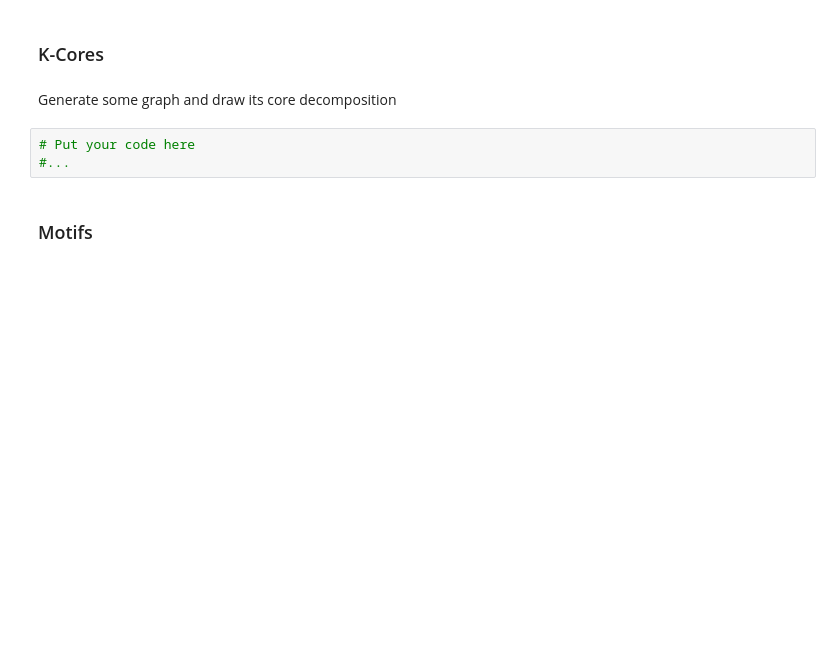
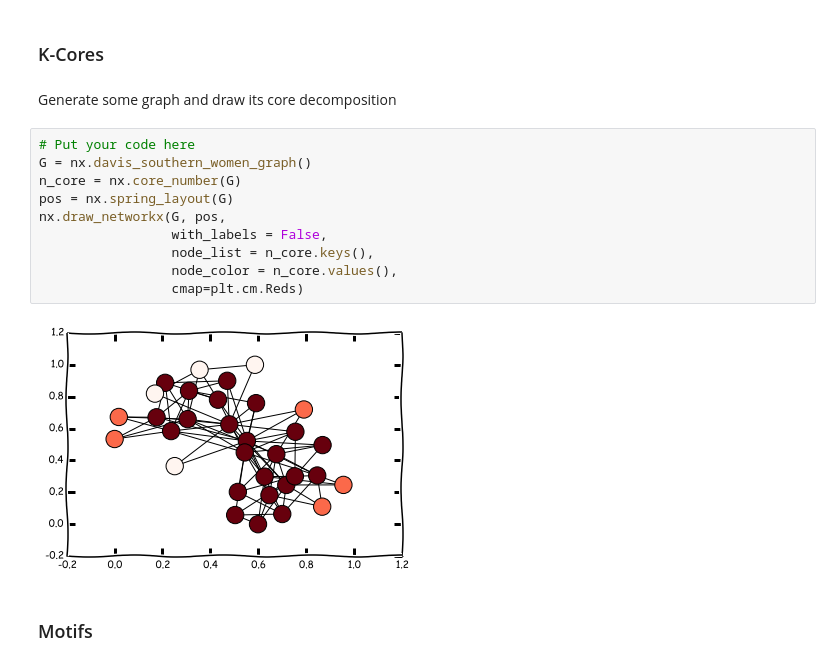
Before and after one commit to shestakoff/social_ntwks, a Jupyter notebook: dense_motifs.ipynb, the cells around one changed output. Drawn from its saved outputs; the diff is of its cells as text; blank space fills up the shorter version.

```diff
--- a/dense_motifs.ipynb
+++ b/dense_motifs.ipynb
@@ -87,9 +93,18 @@ removal results in a disconnected or trivial graph
 ### K-Cores
 # %% [markdown]
 Generate some graph and draw its core decomposition
-# %%
-# Put your code here
-#...
+# %%
+# Put your code here
+G = nx.davis_southern_women_graph()
+n_core = nx.core_number(G)
+pos = nx.spring_layout(G)
+nx.draw_networkx(G, pos,
+                 with_labels = False,
+                 node_list = n_core.keys(),
+                 node_color = n_core.values(),
+                 cmap=plt.cm.Reds)
+# %% [output]
+[figure, added]
 # %% [markdown]
 ### Motifs
 # %% [markdown]
```
Also changed, not shown: parts of 11 cells of this notebook.
